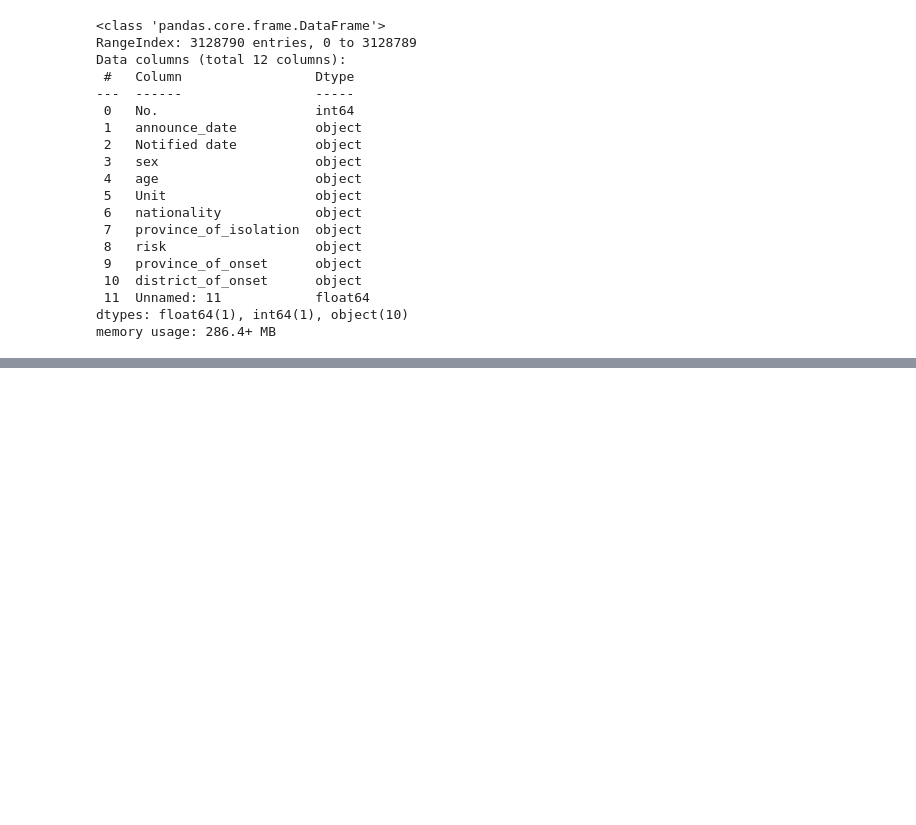
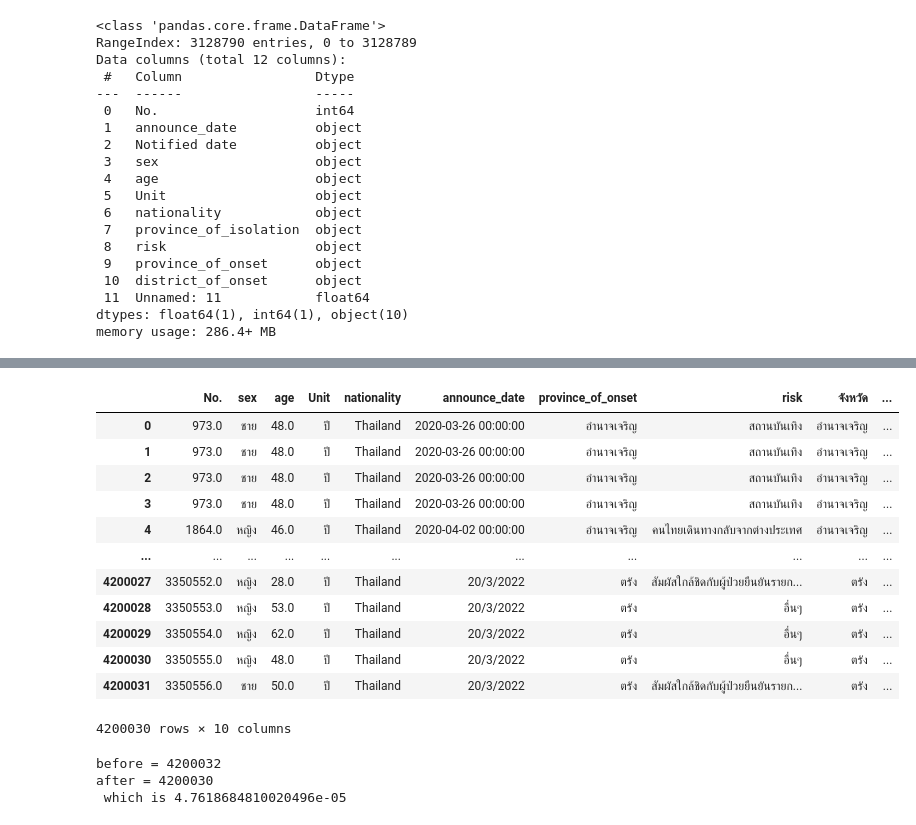
Before and after one commit to team0243/data_viz_2022, a Jupyter notebook: data_viz_project.ipynb, the cells around one changed output, grey strips where cells are left out. Cells and saved outputs as stored; diff of their text form; code cells hidden in the pictures; blank space fills up the shorter version.

```diff
--- a/data_viz_project.ipynb
+++ b/data_viz_project.ipynb
@@ -403,0 +644,3 @@ memory usage: 286.4+ MB
+# %%
+Table2_data = data_covid_all[['No.','announce_date','province_of_onset','risk']] #ตารางสองเลือกเอาเฉพาะฟิวด์ No.','announce_date','year','month','province_of_onset','risk
+Table2_data.tail() #ดูแถวด้านล่าง 5 แถวแรก
@@ -403,0 +654,3 @@ memory usage: 286.4+ MB
+# %%
+Table3_data = Table1_data.merge(Table2_data) # นำสองตารางแรกมารวมกันด้วยคำสั่ง merge โดยใช้ฟิวด์No.นำมาเชื่อมกัน
+Table3_data.head(10)
@@ -403,0 +669,3 @@ memory usage: 286.4+ MB
+# %%
+data_cl = Table3_data.merge(data_Th2,how='right',left_on = 'province_of_onset',right_on = 'จังหวัด')
+data_cl.head
@@ -403,0 +706,26 @@ memory usage: 286.4+ MB
+# %%
+data_cl2 = data_cl.dropna()
+# %%
+data_cl2
+# %% [output]
+|  | No. | sex | age | Unit | nationality | announce_date | province_of_onset | risk | จังหวัด | ... |
+| 0 | 973.0 | ชาย | 48.0 | ปี | Thailand | 2020-03-26 00:00:00 | อำนาจเจริญ | สถานบันเทิง | อำนาจเจริญ | ... |
+| 1 | 973.0 | ชาย | 48.0 | ปี | Thailand | 2020-03-26 00:00:00 | อำนาจเจริญ | สถานบันเทิง | อำนาจเจริญ | ... |
+| 2 | 973.0 | ชาย | 48.0 | ปี | Thailand | 2020-03-26 00:00:00 | อำนาจเจริญ | สถานบันเทิง | อำนาจเจริญ | ... |
+| 3 | 973.0 | ชาย | 48.0 | ปี | Thailand | 2020-03-26 00:00:00 | อำนาจเจริญ | สถานบันเทิง | อำนาจเจริญ | ... |
+| 4 | 1864.0 | หญิง | 46.0 | ปี | Thailand | 2020-04-02 00:00:00 | อำนาจเจริญ | คนไทยเดินทางกลับจากต่างประเทศ | อำนาจเจริญ | ... |
+| ... | ... | ... | ... | ... | ... | ... | ... | ... | ... | ... |
+| 4200027 | 3350552.0 | หญิง | 28.0 | ปี | Thailand | 20/3/2022 | ตรัง | สัมผัสใกล้ชิดกับผู้ป่วยยืนยันรายก... | ตรัง | ... |
+| 4200028 | 3350553.0 | หญิง | 53.0 | ปี | Thailand | 20/3/2022 | ตรัง | อื่นๆ | ตรัง | ... |
+| 4200029 | 3350554.0 | หญิง | 62.0 | ปี | Thailand | 20/3/2022 | ตรัง | อื่นๆ | ตรัง | ... |
+| 4200030 | 3350555.0 | หญิง | 48.0 | ปี | Thailand | 20/3/2022 | ตรัง | อื่นๆ | ตรัง | ... |
+| 4200031 | 3350556.0 | ชาย | 50.0 | ปี | Thailand | 20/3/2022 | ตรัง | สัมผัสใกล้ชิดกับผู้ป่วยยืนยันรายก... | ตรัง | ... |
+4200030 rows × 10 columns
+# %%
+before = 4200032
+after = 4200030
+print(f'before = {before} \nafter = {after}\n which is {((before-after)/before)*100}') #พบว่า เปอร์เซ็น missing ที่ dropna = 4.7618684810020496e-05 ซึ่งมีค่าน้อยมากๆ
+# %% [output]
+before = 4200032
+after = 4200030
+ which is 4.7618684810020496e-05
```
Also changed, not shown: parts of 32 cells of this notebook.
